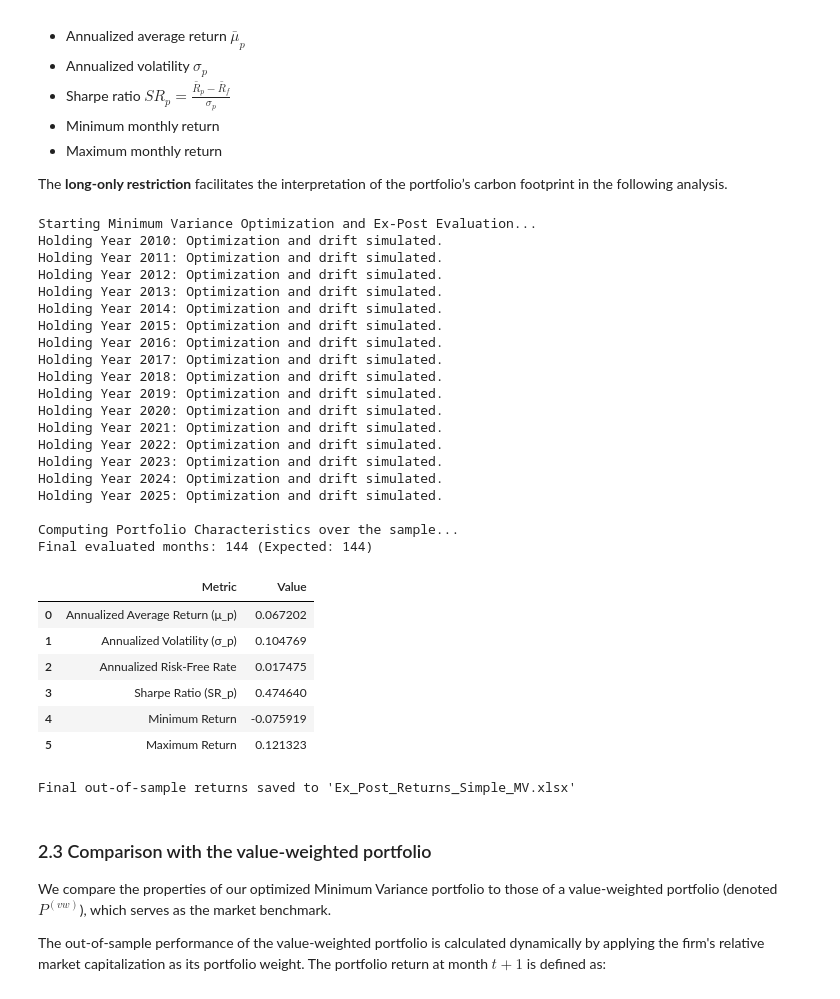
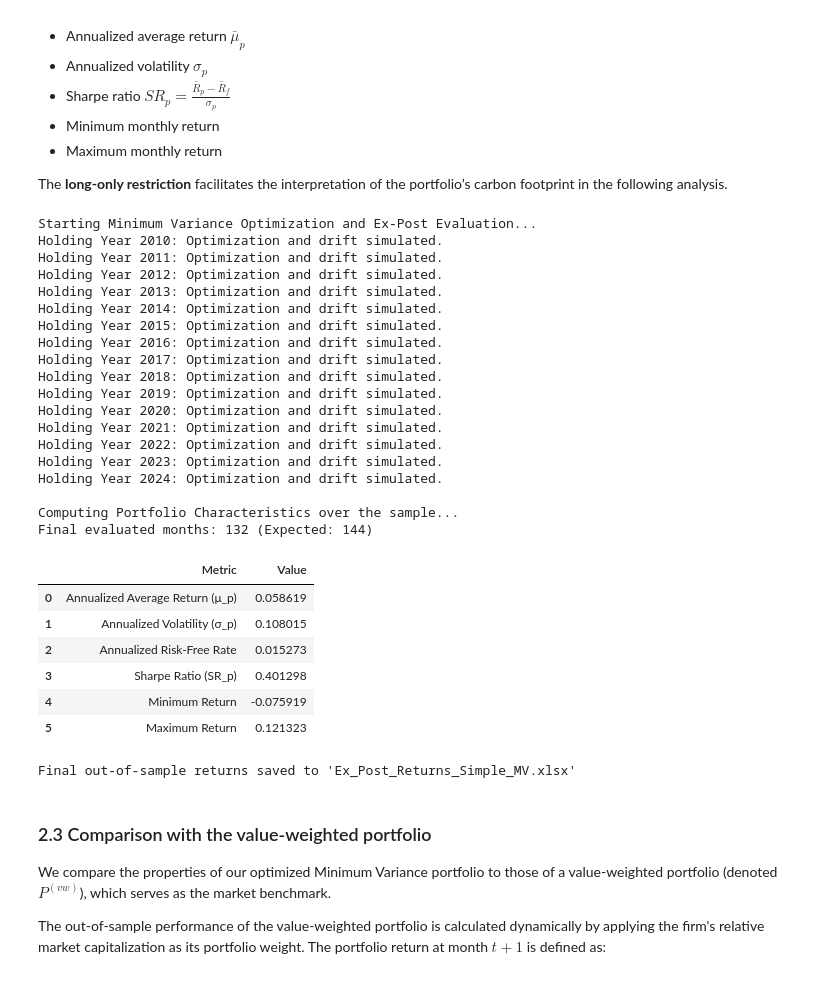
Before and after one commit to Tommy7-8/Project-Asset-Management, a Jupyter notebook: FinalClaudeModification.ipynb, the cells around one changed output. Saved outputs shown, nothing was run; the diff lists cells and outputs as text; code cells hidden in the pictures.

```diff
--- a/FinalClaudeModification.ipynb
+++ b/FinalClaudeModification.ipynb
@@ -222,7 +222,7 @@ print("Initiating dynamic filtering for 10-year rolling windows...")
 # Step 5: Dynamic Universe Construction
 # We identify eligible firms for each year based on historical liquidity and ESG disclosure.
 valid_investment_sets = {}
-estimation_years = range(2009, 2025)
+estimation_years = range(2009, 2024)
 
 for Y in estimation_years:
     # Define the 10-year rolling estimation window (Dec Y-9 to Dec Y)
@@ -313,7 +312,7 @@ print("Calculating Expected Returns and Covariance Matrices...")
 mu_estimates = {}
 sigma_estimates = {}
 
-estimation_years = range(2009, 2025)
+estimation_years = range(2009, 2024)
 
 for Y in estimation_years:
 
@@ -553,7 +555,7 @@ portfolio_oos_series = pd.Series(out_of_sample_returns, index=out_of_sample_date
 print("\nComputing Portfolio Characteristics over the sample...")
 
 # Slice the series strictly for the evaluation period (Jan 2014 to Dec 2025)
-portfolio_oos_series = portfolio_oos_series.loc['2014-01-01':'2025-12-31']
+portfolio_oos_series = portfolio_oos_series.loc['2014-01-01':'2024-12-31']
 print(f"Final evaluated months: {len(portfolio_oos_series)} (Expected: 144)")
 
 # --- Risk-Free Rate Integration ---
@@ -620,39 +622,38 @@ portfolio_stats = pd.DataFrame({
         max_return
     ]
 })
 
 display(portfolio_stats)
 
 # Optional: Revert index back to timestamp if you plan to export to Excel
 portfolio_oos_series.index = portfolio_oos_series.index.to_timestamp(how='end')
 portfolio_oos_series.to_excel('Data_2026/Ex_Post_Returns_Simple_MV.xlsx', header=['MV_Return'])
 print("\nFinal out-of-sample returns saved to 'Ex_Post_Returns_Simple_MV.xlsx'")
 # %% [output]
 Starting Minimum Variance Optimization and Ex-Post Evaluation...
 Holding Year 2010: Optimization and drift simulated.
 Holding Year 2011: Optimization and drift simulated.
 Holding Year 2012: Optimization and drift simulated.
 Holding Year 2013: Optimization and drift simulated.
 Holding Year 2014: Optimization and drift simulated.
 Holding Year 2015: Optimization and drift simulated.
 Holding Year 2016: Optimization and drift simulated.
 Holding Year 2017: Optimization and drift simulated.
 Holding Year 2018: Optimization and drift simulated.
 Holding Year 2019: Optimization and drift simulated.
 Holding Year 2020: Optimization and drift simulated.
 Holding Year 2021: Optimization and drift simulated.
 Holding Year 2022: Optimization and drift simulated.
 Holding Year 2023: Optimization and drift simulated.
 Holding Year 2024: Optimization and drift simulated.
-Holding Year 2025: Optimization and drift simulated.
 
 Computing Portfolio Characteristics over the sample...
-Final evaluated months: 144 (Expected: 144)
+Final evaluated months: 132 (Expected: 144)
 |  | Metric | Value |
-| 0 | Annualized Average Return (μ_p) | 0.067202 |
-| 1 | Annualized Volatility (σ_p) | 0.104769 |
-| 2 | Annualized Risk-Free Rate | 0.017475 |
-| 3 | Sharpe Ratio (SR_p) | 0.474640 |
+| 0 | Annualized Average Return (μ_p) | 0.058619 |
+| 1 | Annualized Volatility (σ_p) | 0.108015 |
+| 2 | Annualized Risk-Free Rate | 0.015273 |
+| 3 | Sharpe Ratio (SR_p) | 0.401298 |
 | 4 | Minimum Return | -0.075919 |
 | 5 | Maximum Return | 0.121323 |
 Final out-of-sample returns saved to 'Ex_Post_Returns_Simple_MV.xlsx'
```
Also changed, not shown: parts of 7 cells of this notebook.
